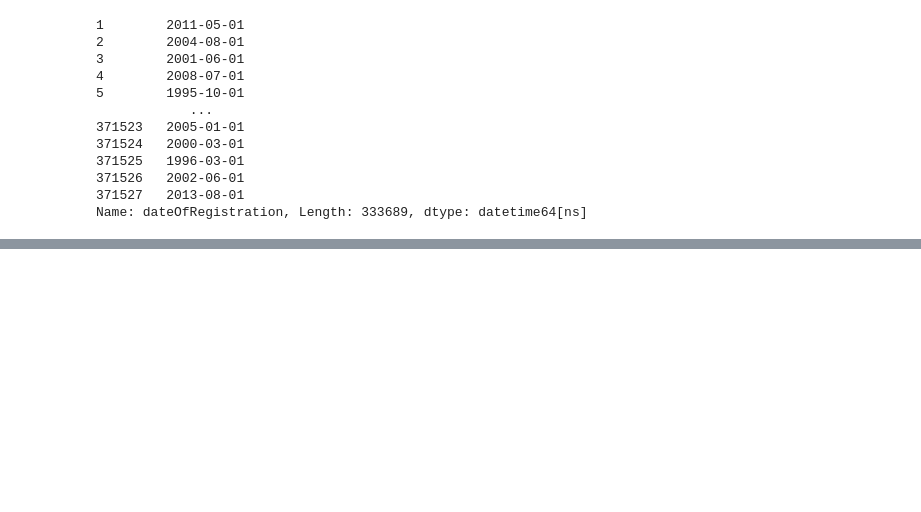
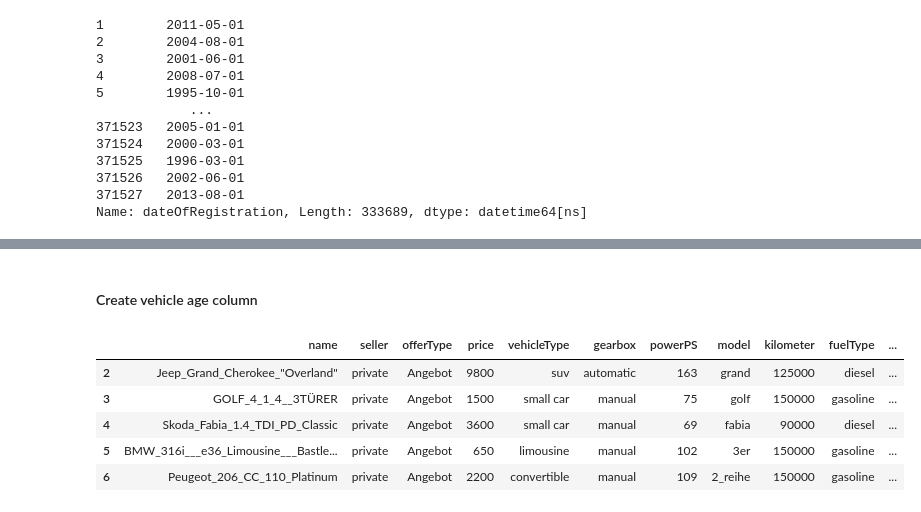
Before and after one commit to levgiorg/UsedCarsAnalysis, a Jupyter notebook: UsedCarsAnalysis.ipynb, the cells around one changed output, grey strips where cells are left out. Drawn from its saved outputs; the diff is of its cells as text; code cells hidden in the pictures; blank space fills up the shorter version.

Commit message:
Complete the Data Cleaning section

```diff
--- a/UsedCarsAnalysis.ipynb
+++ b/UsedCarsAnalysis.ipynb
@@ -279,0 +301,9 @@ Name: dateOfRegistration, Length: 333689, dtype: datetime64[ns]
+# %%
+# I'll fill the missing values with the mode (most frequent value), as this is a categorical variable.
+cars_df_clean['vehicleType'].fillna(cars_df_clean['vehicleType'].mode()[0], inplace=True)
+cars_df_clean['fuelType'].fillna(cars_df_clean['fuelType'].mode()[0], inplace=True)
+# %%
+# I'll fill the missing values of notRepairedDamage with uknown, so we will understand if it is significant to know that if the car is damaged
+cars_df_clean['notRepairedDamage'].fillna('unknown', inplace=True)
+print('Rows: ', cars_df_clean.shape[0])
+print('Columns: ', cars_df_clean.shape[1])
@@ -279,0 +315,8 @@ Name: dateOfRegistration, Length: 333689, dtype: datetime64[ns]
+# %%
+# finally, drop rows with missing values
+cars_df_clean = cars_df_clean.dropna(axis=0)
+
+# check shape of clean dataframe
+print('Rows: ', cars_df_clean.shape[0])
+print('Columns: ', cars_df_clean.shape[1])
+cars_df_clean.columns
@@ -279,0 +330,16 @@ Name: dateOfRegistration, Length: 333689, dtype: datetime64[ns]
+# %% [markdown]
+#### Create vehicle age column
+# %%
+now = datetime.now()
+
+# Calculate the age of each vehicle
+cars_df_clean['vehicle_age'] = (now - cars_df_clean['dateOfRegistration']).dt.days // 365
+
+cars_df_clean.head()
+# %% [output]
+|  | name | seller | offerType | price | vehicleType | gearbox | powerPS | model | kilometer | fuelType | ... |
+| 2 | Jeep_Grand_Cherokee_"Overland" | private | Angebot | 9800 | suv | automatic | 163 | grand | 125000 | diesel | ... |
+| 3 | GOLF_4_1_4__3TÜRER | private | Angebot | 1500 | small car | manual | 75 | golf | 150000 | gasoline | ... |
+| 4 | Skoda_Fabia_1.4_TDI_PD_Classic | private | Angebot | 3600 | small car | manual | 69 | fabia | 90000 | diesel | ... |
+| 5 | BMW_316i___e36_Limousine___Bastle... | private | Angebot | 650 | limousine | manual | 102 | 3er | 150000 | gasoline | ... |
+| 6 | Peugeot_206_CC_110_Platinum | private | Angebot | 2200 | convertible | manual | 109 | 2_reihe | 150000 | gasoline | ... |
```
Also changed, not shown: parts of 11 cells of this notebook.
